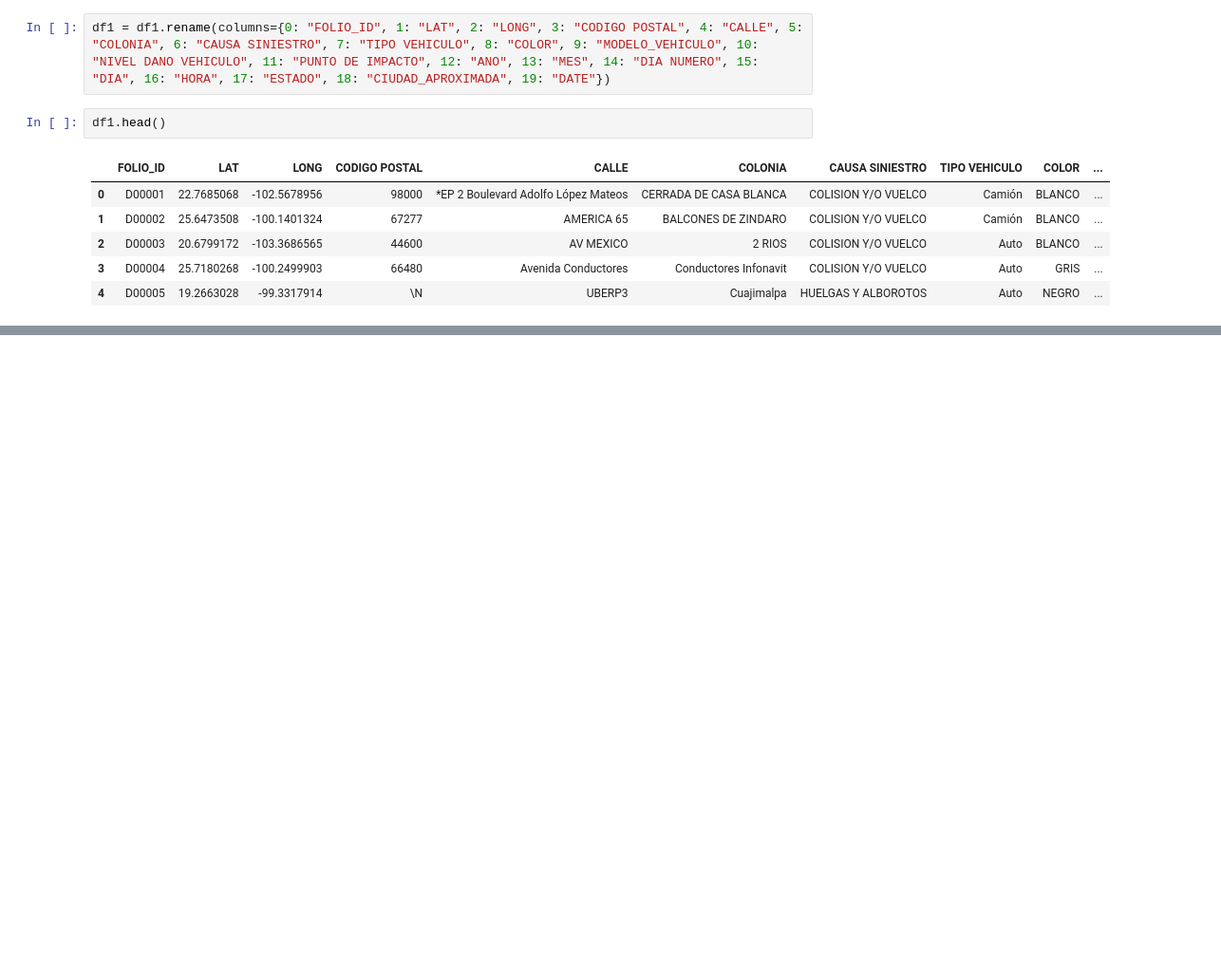
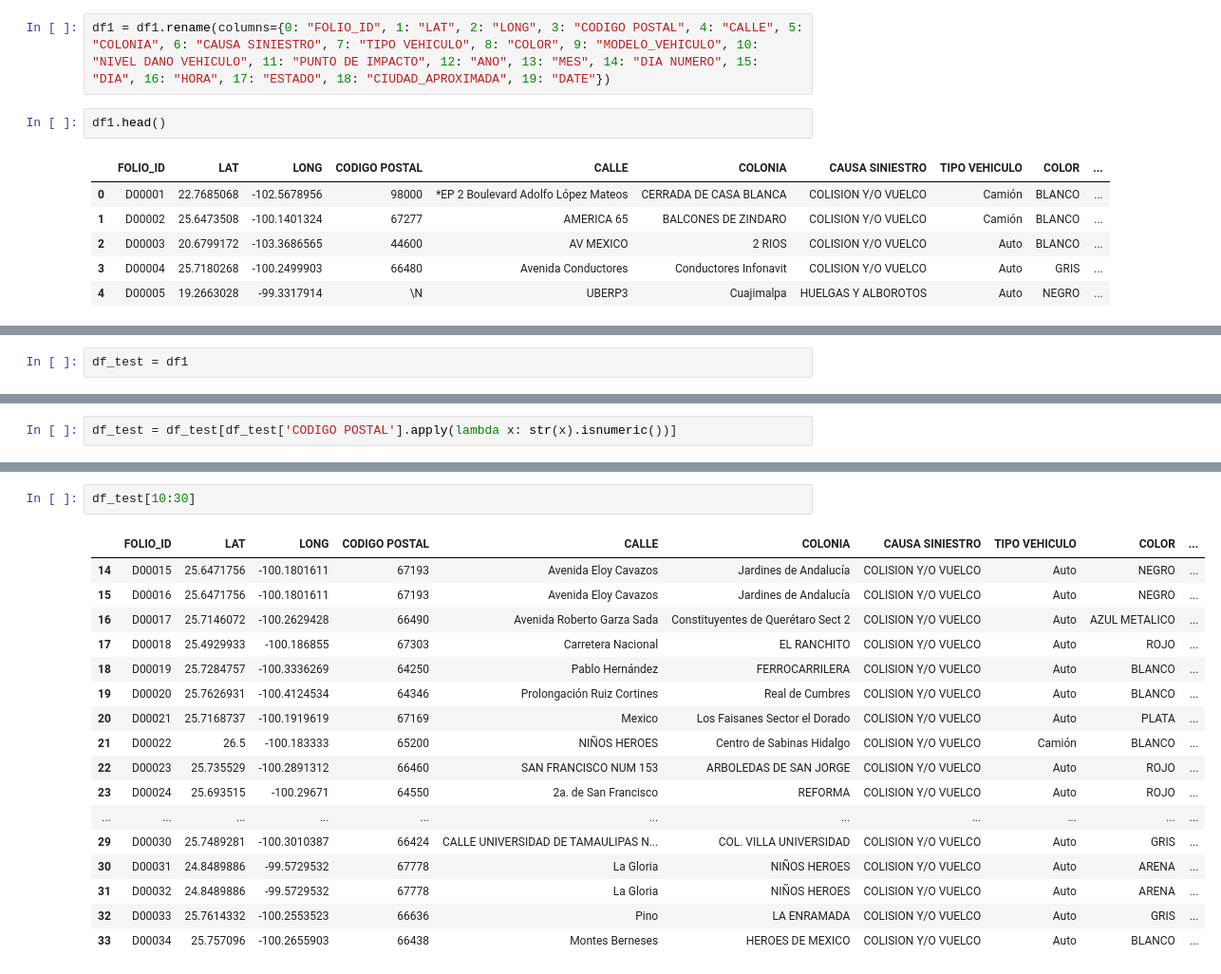
Before and after one commit to KevinTMtz/HackMTY2020, a Jupyter notebook: datlas/scripts/analysis_model.ipynb, the cells around one changed output, grey strips where cells are left out. Shown at 95% size. Saved outputs shown, nothing was run; the diff lists cells and outputs as text; blank space fills up the shorter version.

```diff
--- a/datlas/scripts/analysis_model.ipynb
+++ b/datlas/scripts/analysis_model.ipynb
@@ -51,0 +82,2 @@ df1.head()
+# %%
+df_test = df1
@@ -51,0 +120,2 @@ df1.head()
+# %%
+df_test = df_test[df_test['CODIGO POSTAL'].apply(lambda x: str(x).isnumeric())]
@@ -51,0 +146,20 @@ df1.head()
+# %%
+df_test[10:30]
+# %% [output]
+|  | FOLIO_ID | LAT | LONG | CODIGO POSTAL | CALLE | COLONIA | CAUSA SINIESTRO | TIPO VEHICULO | COLOR | ... |
+| 14 | D00015 | 25.6471756 | -100.1801611 | 67193 | Avenida Eloy Cavazos | Jardines de Andalucía | COLISION Y/O VUELCO | Auto | NEGRO | ... |
+| 15 | D00016 | 25.6471756 | -100.1801611 | 67193 | Avenida Eloy Cavazos | Jardines de Andalucía | COLISION Y/O VUELCO | Auto | NEGRO | ... |
+| 16 | D00017 | 25.7146072 | -100.2629428 | 66490 | Avenida Roberto Garza Sada | Constituyentes de Querétaro Sect 2 | COLISION Y/O VUELCO | Auto | AZUL METALICO | ... |
+| 17 | D00018 | 25.4929933 | -100.186855 | 67303 | Carretera Nacional | EL RANCHITO | COLISION Y/O VUELCO | Auto | ROJO | ... |
+| 18 | D00019 | 25.7284757 | -100.3336269 | 64250 | Pablo Hernández | FERROCARRILERA | COLISION Y/O VUELCO | Auto | BLANCO | ... |
+| 19 | D00020 | 25.7626931 | -100.4124534 | 64346 | Prolongación Ruiz Cortines | Real de Cumbres | COLISION Y/O VUELCO | Auto | BLANCO | ... |
+| 20 | D00021 | 25.7168737 | -100.1919619 | 67169 | Mexico | Los Faisanes Sector el Dorado | COLISION Y/O VUELCO | Auto | PLATA | ... |
+| 21 | D00022 | 26.5 | -100.183333 | 65200 | NIÑOS HEROES | Centro de Sabinas Hidalgo | COLISION Y/O VUELCO | Camión | BLANCO | ... |
+| 22 | D00023 | 25.735529 | -100.2891312 | 66460 | SAN FRANCISCO NUM 153 | ARBOLEDAS DE SAN JORGE | COLISION Y/O VUELCO | Auto | ROJO | ... |
+| 23 | D00024 | 25.693515 | -100.29671 | 64550 | 2a. de San Francisco | REFORMA | COLISION Y/O VUELCO | Auto | ROJO | ... |
+| ... | ... | ... | ... | ... | ... | ... | ... | ... | ... | ... |
+| 29 | D00030 | 25.7489281 | -100.3010387 | 66424 | CALLE UNIVERSIDAD DE TAMAULIPAS N... | COL. VILLA UNIVERSIDAD | COLISION Y/O VUELCO | Auto | GRIS | ... |
+| 30 | D00031 | 24.8489886 | -99.5729532 | 67778 | La Gloria | NIÑOS HEROES | COLISION Y/O VUELCO | Auto | ARENA | ... |
+| 31 | D00032 | 24.8489886 | -99.5729532 | 67778 | La Gloria | NIÑOS HEROES | COLISION Y/O VUELCO | Auto | ARENA | ... |
+| 32 | D00033 | 25.7614332 | -100.2553523 | 66636 | Pino | LA ENRAMADA | COLISION Y/O VUELCO | Auto | GRIS | ... |
+| 33 | D00034 | 25.757096 | -100.2655903 | 66438 | Montes Berneses | HEROES DE MEXICO | COLISION Y/O VUELCO | Auto | BLANCO | ... |
```
Also changed, not shown: parts of 9 cells of this notebook.
